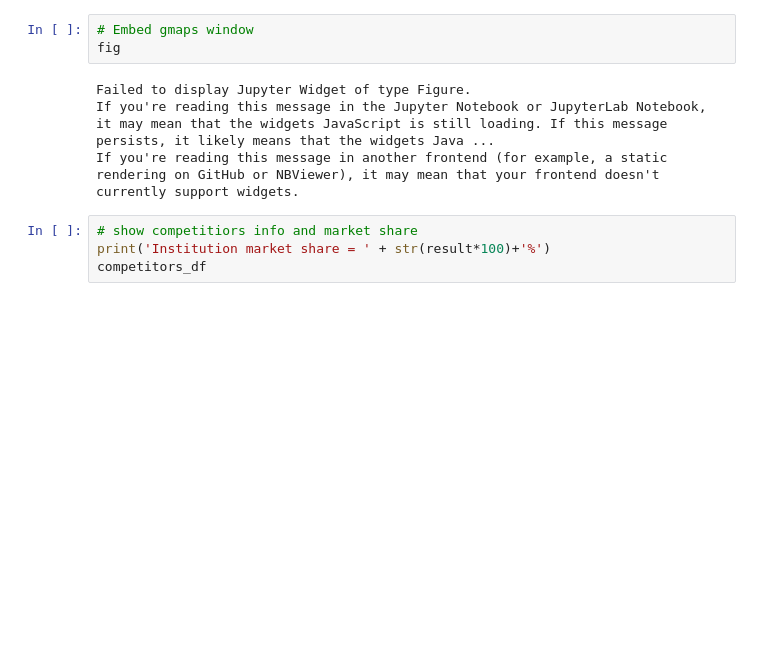
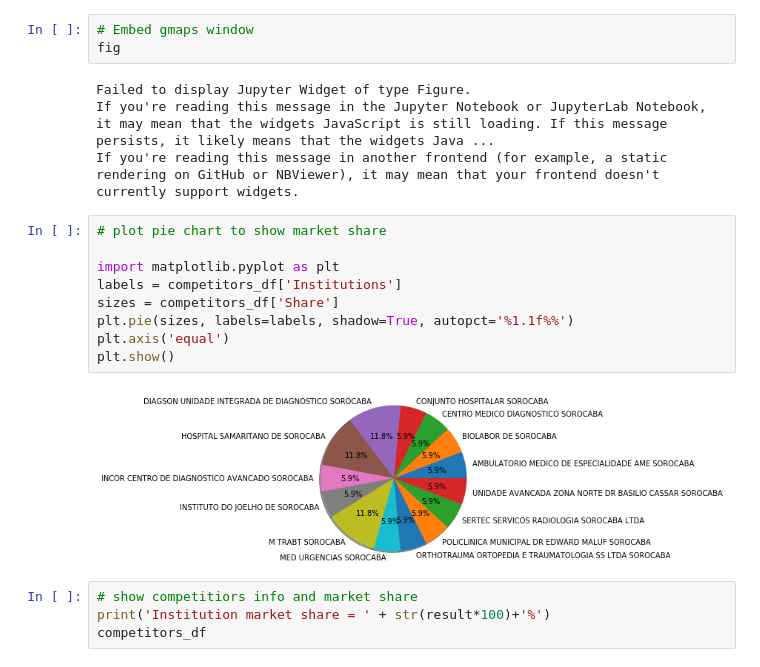
Before and after one commit to aribeiro01/DataFocusedPython_Grouo07, a Jupyter notebook: DaVinciProject.ipynb, the cells around one changed output. Drawn from its saved outputs; the diff is of its cells as text; blank space fills up the shorter version.

```diff
--- a/DaVinciProject.ipynb
+++ b/DaVinciProject.ipynb
@@ -500,6 +500,17 @@ fig
 Failed to display Jupyter Widget of type Figure.
 If you're reading this message in the Jupyter Notebook or JupyterLab Notebook, it may mean that the widgets JavaScript is still loading. If this message persists, it likely means that the widgets Java ...
 If you're reading this message in another frontend (for example, a static rendering on GitHub or NBViewer), it may mean that your frontend doesn't currently support widgets.
+# %%
+# plot pie chart to show market share
+
+import matplotlib.pyplot as plt
+labels = competitors_df['Institutions']
+sizes = competitors_df['Share']
+plt.pie(sizes, labels=labels, shadow=True, autopct='%1.1f%%')
+plt.axis('equal')
+plt.show()
+# %% [output]
+[figure, added]
 # %%
 # show competitiors info and market share
 print('Institution market share = ' + str(result*100)+'%')
```
